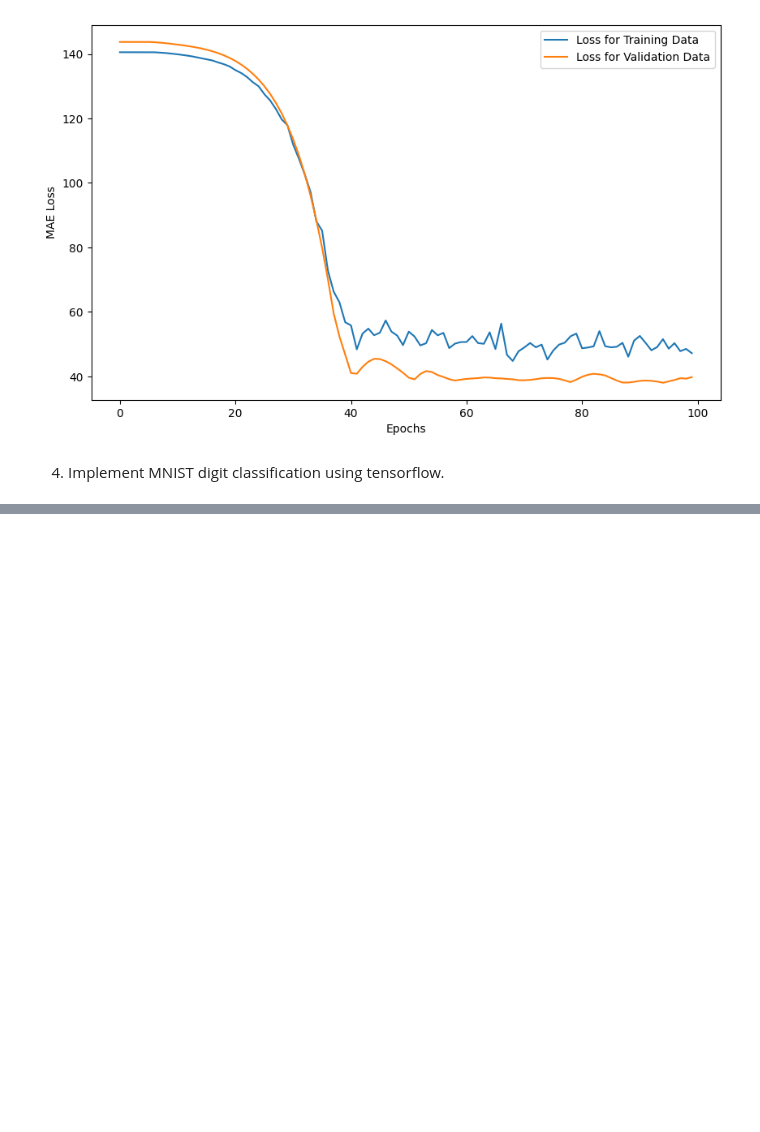
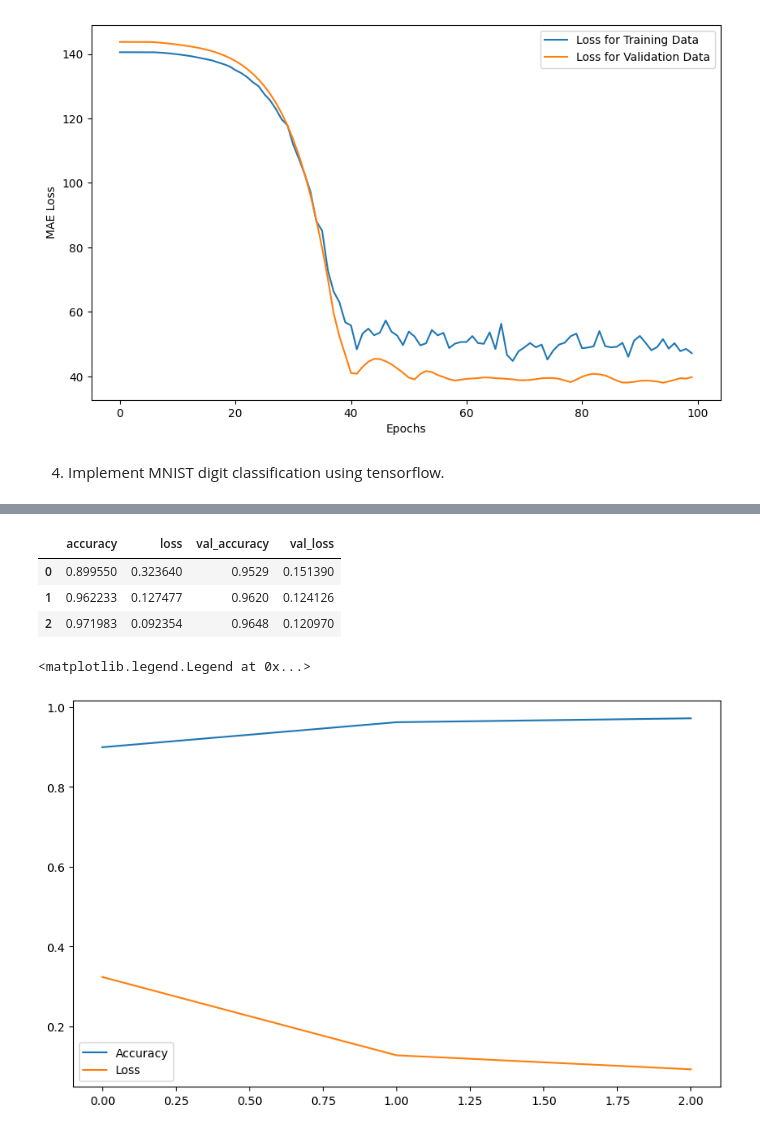
Before and after one commit to yashsalunkhe22/myfirstgit, a Jupyter notebook: chapter_appendix-tools-for-deep-learning/jupyter.ipynb, the cells around one changed output, grey strips where cells are left out. Saved outputs shown, nothing was run; the diff lists cells and outputs as text; code cells hidden in the pictures; blank space fills up the shorter version.

```diff
--- a/chapter_appendix-tools-for-deep-learning/jupyter.ipynb
+++ b/chapter_appendix-tools-for-deep-learning/jupyter.ipynb
@@ -378,0 +422,2 @@ plt.show()
+# %%
+model4.add(Dense(10,activation='softmax'))
@@ -378,0 +448,2 @@ plt.show()
+# %%
+model4.compile(optimizer='adam',loss='categorical_crossentropy',metrics=['accuracy'])
@@ -378,0 +452,2 @@ plt.show()
+# %%
+history4=model4.fit(xtrain_scaled,ytrain_encode,validation_data=(xtest_scaled,ytest_encode),verbose=2,epochs=3)
@@ -378,0 +461,17 @@ plt.show()
+# %%
+his4=pd.DataFrame(history4.history)
+# %%
+his4.head()
+# %% [output]
+|  | accuracy | loss | val_accuracy | val_loss |
+| 0 | 0.899550 | 0.323640 | 0.9529 | 0.151390 |
+| 1 | 0.962233 | 0.127477 | 0.9620 | 0.124126 |
+| 2 | 0.971983 | 0.092354 | 0.9648 | 0.120970 |
+# %%
+plt.figure(figsize=(10,6))
+plt.plot(his4['accuracy'],label='Accuracy')
+plt.plot(his4['loss'],label='Loss')
+plt.legend()
+# %% [output]
+<matplotlib.legend.Legend at 0x...>
+[figure, added]
```
Also changed, not shown: parts of 41 cells of this notebook.
